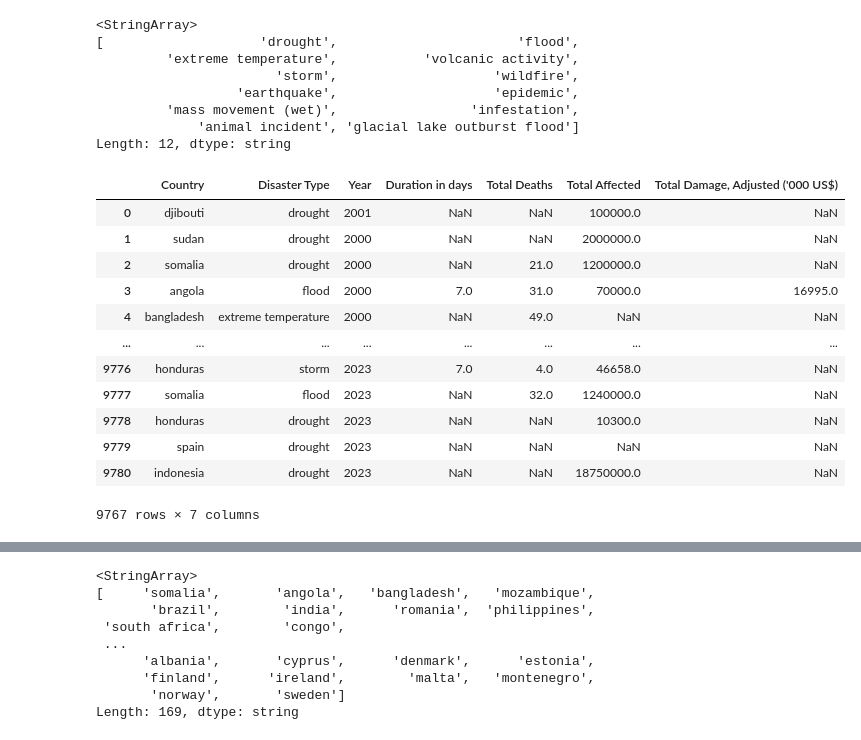
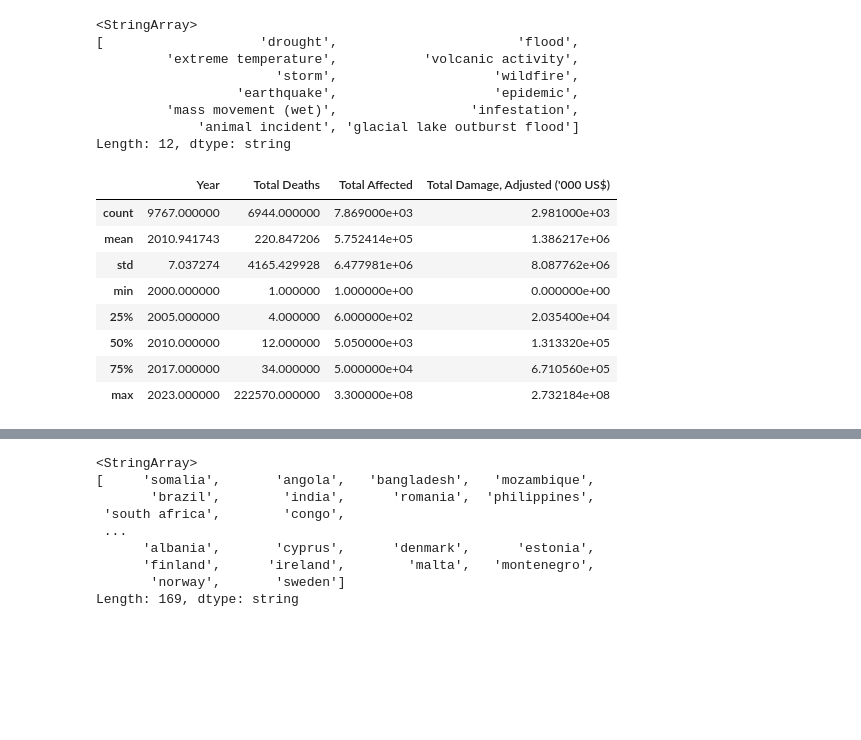
Before and after one commit to igordall/green-patents, a Jupyter notebook: Elephant_V2.ipynb, the cells around one changed output, grey strips where cells are left out. Cells and saved outputs as stored; diff of their text form; code cells hidden in the pictures; blank space fills up the shorter version.

```diff
--- a/Elephant_V2.ipynb
+++ b/Elephant_V2.ipynb
@@ -307,7 +339,7 @@ Index(['DisNo.', 'Historic', 'Classification Key', 'Disaster Group',
 # %%
 #Select only the needed columns
-cata['Duration in days'] = cata['End Day'] - cata['Start Day']
+# cata['Duration in days'] = cata['End Day'] - cata['Start Day'] # needs to convert d/m/y and substract to work
 
-catastrophy = cata[["Country", "Disaster Type", 'Start Year','Duration in days','Total Deaths',"Total Affected", "Total Damage, Adjusted ('000 US$)"]]
+catastrophy = cata[["Country", "Disaster Type", 'Start Year','Total Deaths',"Total Affected", "Total Damage, Adjusted ('000 US$)"]]
 catastrophy.head(20)
 # %% [output]
@@ -410,18 +442,14 @@ Length: 12, dtype: string
 # print(unique_disaster_types2)
 # %%
 #let's have a look to what is behind the new data
-catastrophy_complete_filt
+catastrophy_complete_filt.describe()
 # %% [output]
-|  | Country | Disaster Type | Year | Duration in days | Total Deaths | Total Affected | Total Damage, Adjusted ('000 US$) |
-| 0 | djibouti | drought | 2001 | NaN | NaN | 100000.0 | NaN |
-| 1 | sudan | drought | 2000 | NaN | NaN | 2000000.0 | NaN |
-| 2 | somalia | drought | 2000 | NaN | 21.0 | 1200000.0 | NaN |
-| 3 | angola | flood | 2000 | 7.0 | 31.0 | 70000.0 | 16995.0 |
-| 4 | bangladesh | extreme temperature | 2000 | NaN | 49.0 | NaN | NaN |
-| ... | ... | ... | ... | ... | ... | ... | ... |
-| 9776 | honduras | storm | 2023 | 7.0 | 4.0 | 46658.0 | NaN |
-| 9777 | somalia | flood | 2023 | NaN | 32.0 | 1240000.0 | NaN |
-| 9778 | honduras | drought | 2023 | NaN | NaN | 10300.0 | NaN |
-| 9779 | spain | drought | 2023 | NaN | NaN | NaN | NaN |
-| 9780 | indonesia | drought | 2023 | NaN | NaN | 18750000.0 | NaN |
+|  | Year | Total Deaths | Total Affected | Total Damage, Adjusted ('000 US$) |
+| count | 9767.000000 | 6944.000000 | 7.869000e+03 | 2.981000e+03 |
+| mean | 2010.941743 | 220.847206 | 5.752414e+05 | 1.386217e+06 |
+| std | 7.037274 | 4165.429928 | 6.477981e+06 | 8.087762e+06 |
+| min | 2000.000000 | 1.000000 | 1.000000e+00 | 0.000000e+00 |
+| 25% | 2005.000000 | 4.000000 | 6.000000e+02 | 2.035400e+04 |
+| 50% | 2010.000000 | 12.000000 | 5.050000e+03 | 1.313320e+05 |
+| 75% | 2017.000000 | 34.000000 | 5.000000e+04 | 6.710560e+05 |
+| max | 2023.000000 | 222570.000000 | 3.300000e+08 | 2.732184e+08 |
-9767 rows × 7 columns
```
Also changed, not shown: parts of 33 cells of this notebook.
